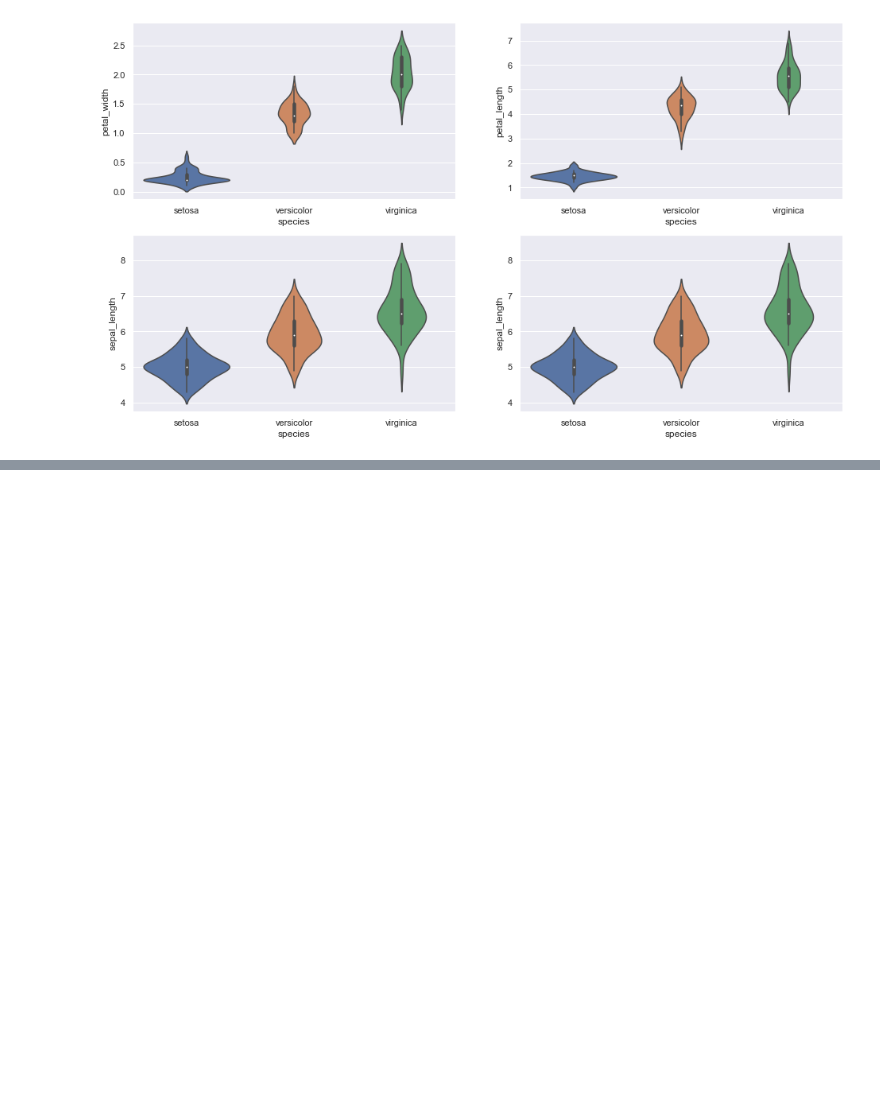
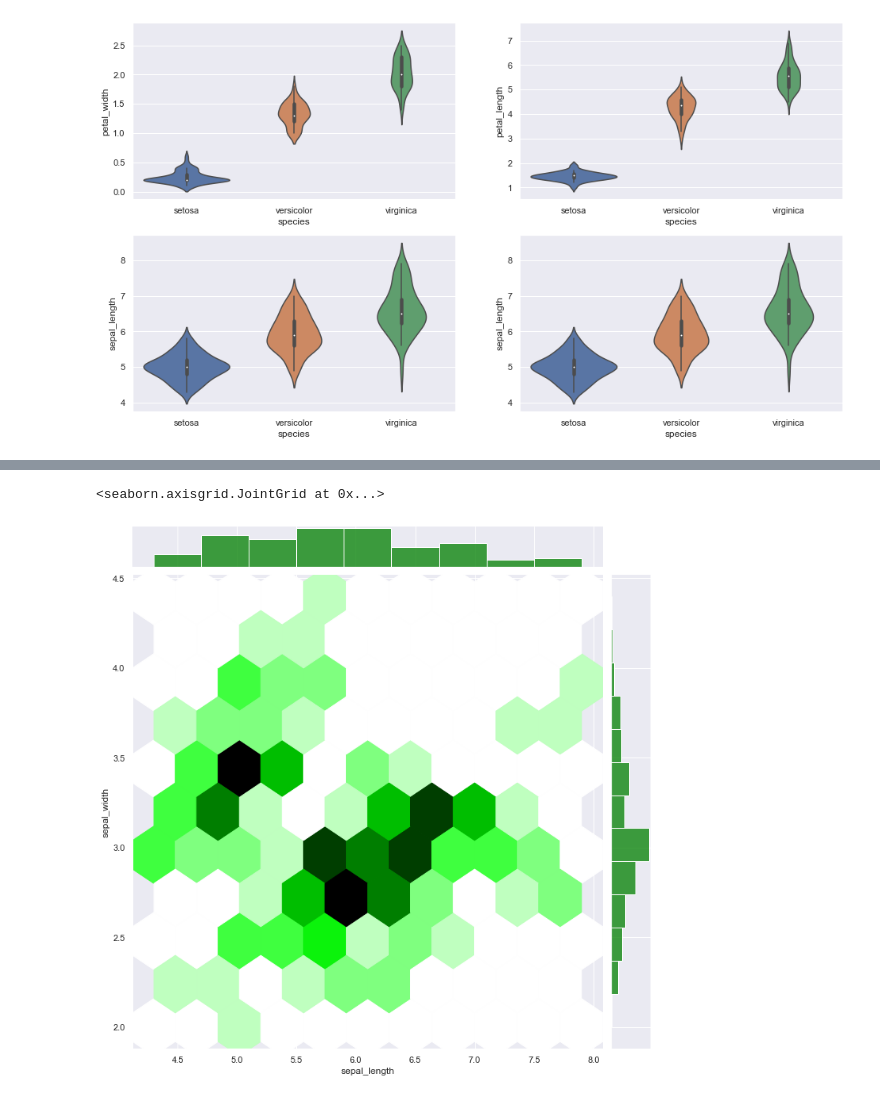
Before and after one commit to LaisColetta/pands_project, a Jupyter notebook: analysis.ipynb, the cells around one changed output, grey strips where cells are left out. Cells and saved outputs as stored; diff of their text form; code cells hidden in the pictures; blank space fills up the shorter version.

Commit message:
Merge branch 'main' of https://github.com/LaisColetta/pands_project into main

```diff
--- a/analysis.ipynb
+++ b/analysis.ipynb
@@ -299,0 +293,8 @@ From the summary statistics of the sepal and petal measurements by class type it
+# %%
+#source: https://www.kaggle.com/code/kstaud85/iris-data-visualization/notebook
+# Use seaborn's jointplot to make a hexagonal bin plot
+#Set desired size and ratio and choose a color.
+sns.jointplot(x="sepal_length", y="sepal_width", data=iris, size=10,ratio=10, kind='hex',color='green')
+# %% [output]
+<seaborn.axisgrid.JointGrid at 0x...>
+[figure, added]
```
Also changed, not shown: parts of 25 cells of this notebook, 6 other files.
